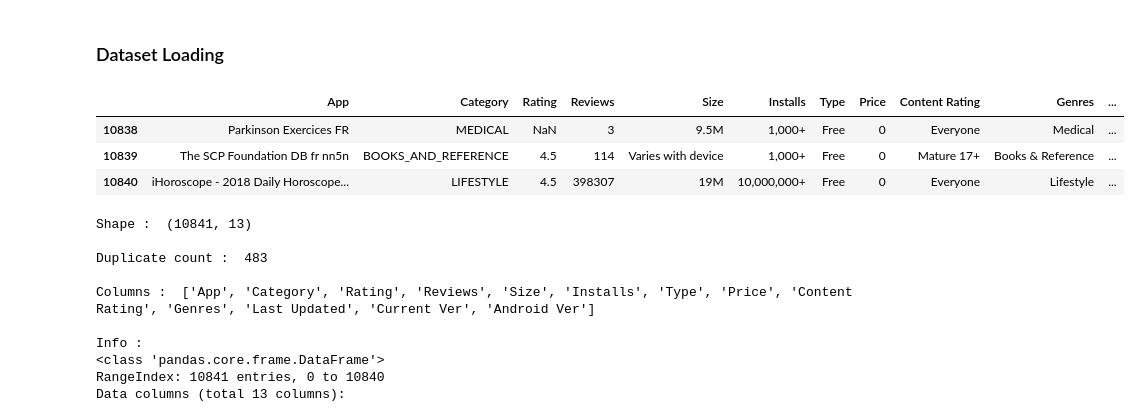
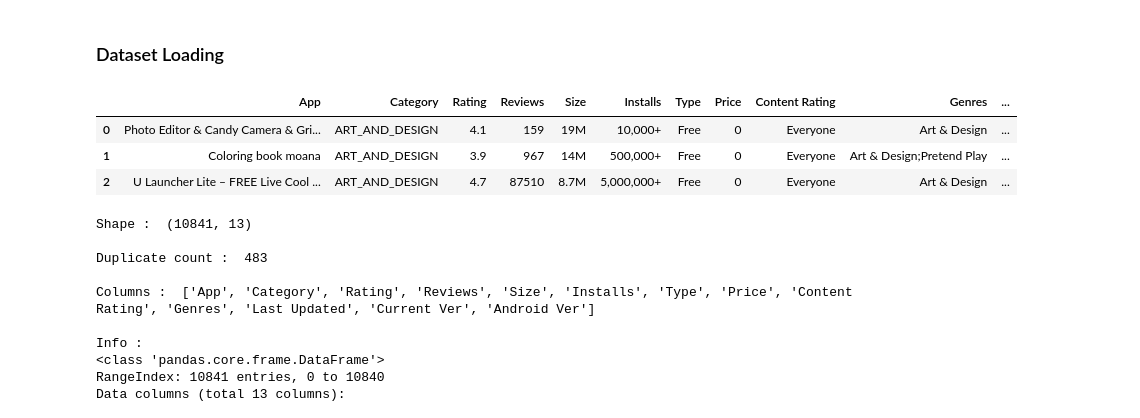
Before and after one commit to mdismailquraishicse/PlayStoreAppReviewAnalysis, a Jupyter notebook: PlayStoreAppReviewAnalysis.ipynb, the cells around one changed output. Drawn from its saved outputs; the diff is of its cells as text; code cells hidden in the pictures.

```diff
--- a/PlayStoreAppReviewAnalysis.ipynb
+++ b/PlayStoreAppReviewAnalysis.ipynb
@@ -203,10 +97,10 @@ df_obj = PlayStoreAppReviewAnalysis(path_psd)
 # %%
 # First view
 pd.set_option('display.max_columns', None)
 pd.set_option('display.max_rows', None)
-df_obj.get_df().tail(3)
+df_obj.get_df().head(3)
 # %% [output]
 |  | App | Category | Rating | Reviews | Size | Installs | Type | Price | Content Rating | Genres | ... |
-| 10838 | Parkinson Exercices FR | MEDICAL | NaN | 3 | 9.5M | 1,000+ | Free | 0 | Everyone | Medical | ... |
-| 10839 | The SCP Foundation DB fr nn5n | BOOKS_AND_REFERENCE | 4.5 | 114 | Varies with device | 1,000+ | Free | 0 | Mature 17+ | Books & Reference | ... |
-| 10840 | iHoroscope - 2018 Daily Horoscope... | LIFESTYLE | 4.5 | 398307 | 19M | 10,000,000+ | Free | 0 | Everyone | Lifestyle | ... |
+| 0 | Photo Editor & Candy Camera & Gri... | ART_AND_DESIGN | 4.1 | 159 | 19M | 10,000+ | Free | 0 | Everyone | Art & Design | ... |
+| 1 | Coloring book moana | ART_AND_DESIGN | 3.9 | 967 | 14M | 500,000+ | Free | 0 | Everyone | Art & Design;Pretend Play | ... |
+| 2 | U Launcher Lite – FREE Live Cool ... | ART_AND_DESIGN | 4.7 | 87510 | 8.7M | 5,000,000+ | Free | 0 | Everyone | Art & Design | ... |
```
Also changed, not shown: parts of 15 cells of this notebook.
